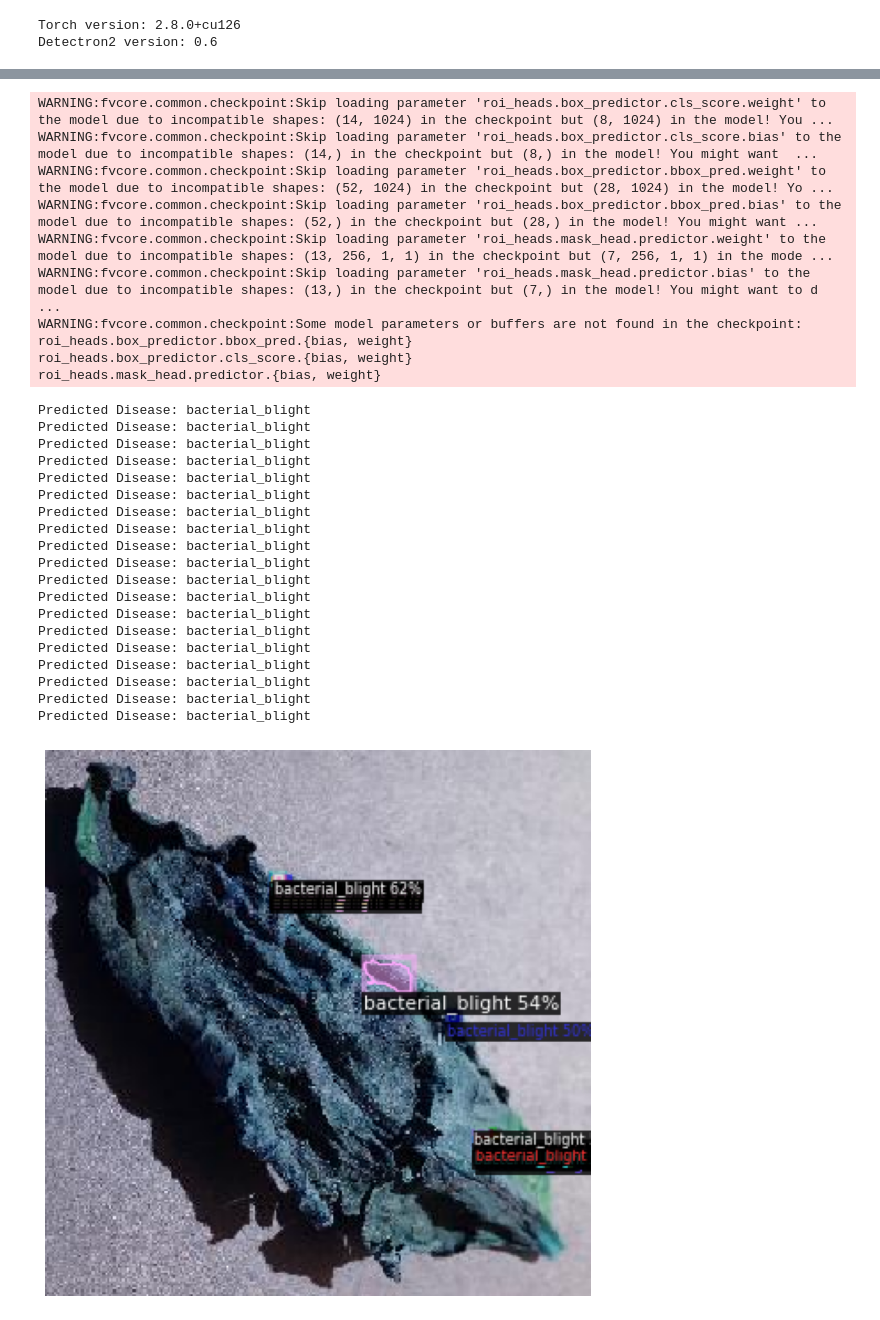
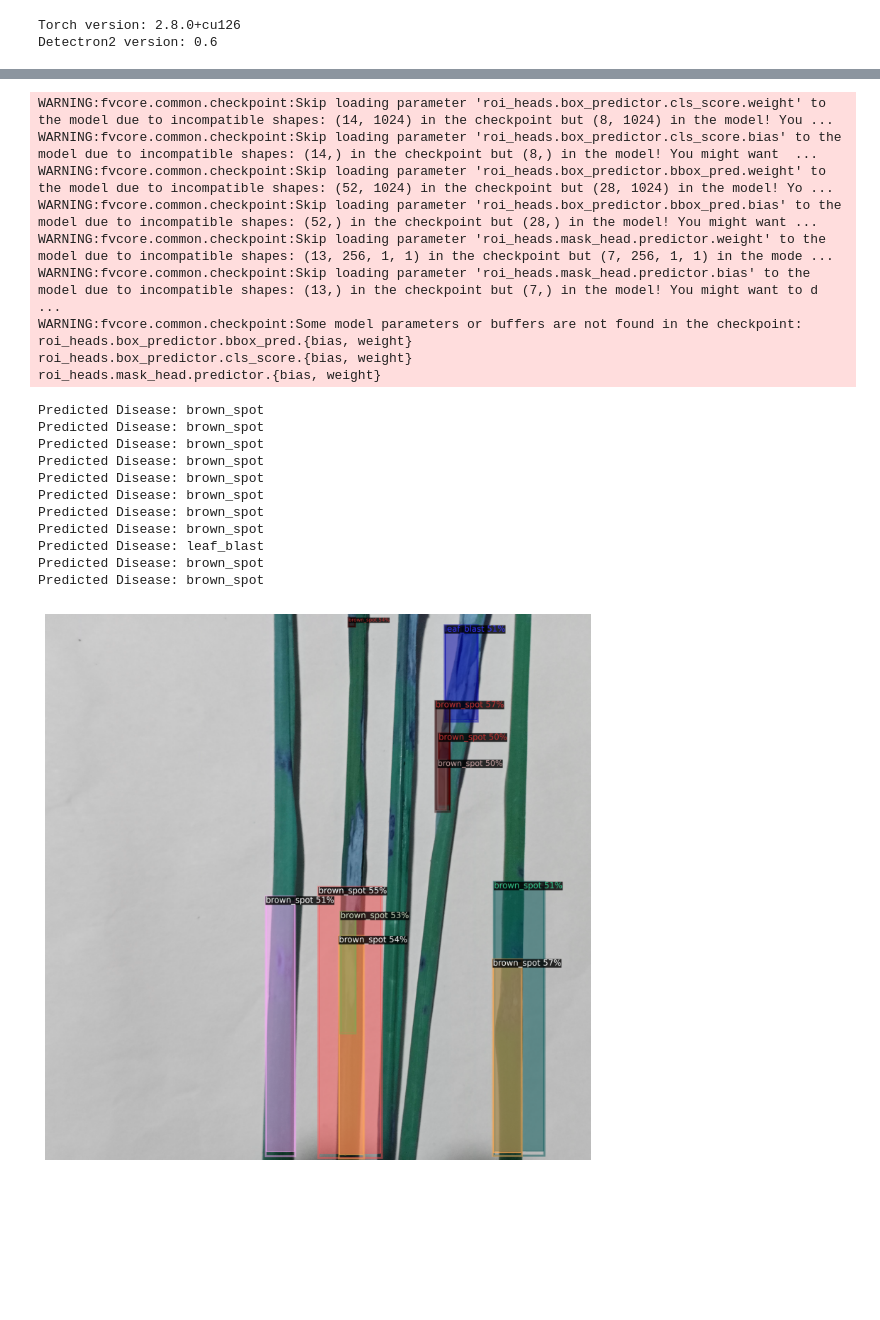
Before and after one commit to swastik2475/crop-disease-image-segmentation, a Jupyter notebook: crop_segmentation.ipynb, the cells around one changed output, grey strips where cells are left out. Saved outputs shown, nothing was run; the diff lists cells and outputs as text; code cells hidden in the pictures; blank space fills up the shorter version.

```diff
--- a/crop_segmentation.ipynb
+++ b/crop_segmentation.ipynb
@@ -121,7 +72,7 @@ from detectron2.engine import DefaultPredictor
 from detectron2.utils.visualizer import Visualizer, ColorMode
 from detectron2.data import MetadataCatalog
 
-# --- Disease classes ---
+
 class_names = [
     "healthy",
     "leaf_blast",
@@ -132,7 +83,7 @@ class_names = [
     "hispa"
 ]
 
-# --- Setup config ---
+
 cfg = get_cfg()
 cfg.merge_from_file(model_zoo.get_config_file(
     "COCO-InstanceSegmentation/mask_rcnn_R_50_FPN_3x.yaml"))
@@ -142,14 +93,14 @@ cfg.MODEL.WEIGHTS = "/content/model_final.pth"
 cfg.MODEL.ROI_HEADS.SCORE_THRESH_TEST = 0.5
 cfg.MODEL.DEVICE = "cpu"
 
-# --- Metadata ---
+
 MetadataCatalog.get("crop_train").thing_classes = class_names
 
 
 predictor = DefaultPredictor(cfg)
 
 
-image_path = "/content/19_Potato_Late_Blight_val_JPG.rf.448c6db01cc2fd5ba7873962fb1f27f2.jpg"
+image_path = "/content/133_Rice_Leaf_Blast_train_jpg.rf.5b5ab9907e3f626ebe480285589f0829.jpg"
 im = cv2.imread(image_path)
 outputs = predictor(im)
 
@@ -176,30 +127,22 @@ plt.show()
 WARNING:fvcore.common.checkpoint:Skip loading parameter 'roi_heads.box_predictor.cls_score.weight' to the model due to incompatible shapes: (14, 1024) in the checkpoint but (8, 1024) in the model! You ...
 WARNING:fvcore.common.checkpoint:Skip loading parameter 'roi_heads.box_predictor.cls_score.bias' to the model due to incompatible shapes: (14,) in the checkpoint but (8,) in the model! You might want  ...
 WARNING:fvcore.common.checkpoint:Skip loading parameter 'roi_heads.box_predictor.bbox_pred.weight' to the model due to incompatible shapes: (52, 1024) in the checkpoint but (28, 1024) in the model! Yo ...
 WARNING:fvcore.common.checkpoint:Skip loading parameter 'roi_heads.box_predictor.bbox_pred.bias' to the model due to incompatible shapes: (52,) in the checkpoint but (28,) in the model! You might want ...
 WARNING:fvcore.common.checkpoint:Skip loading parameter 'roi_heads.mask_head.predictor.weight' to the model due to incompatible shapes: (13, 256, 1, 1) in the checkpoint but (7, 256, 1, 1) in the mode ...
 WARNING:fvcore.common.checkpoint:Skip loading parameter 'roi_heads.mask_head.predictor.bias' to the model due to incompatible shapes: (13,) in the checkpoint but (7,) in the model! You might want to d ...
 WARNING:fvcore.common.checkpoint:Some model parameters or buffers are not found in the checkpoint:
 roi_heads.box_predictor.bbox_pred.{bias, weight}
 roi_heads.box_predictor.cls_score.{bias, weight}
 roi_heads.mask_head.predictor.{bias, weight}
-Predicted Disease: bacterial_blight
-Predicted Disease: bacterial_blight
-Predicted Disease: bacterial_blight
-Predicted Disease: bacterial_blight
-Predicted Disease: bacterial_blight
-Predicted Disease: bacterial_blight
-Predicted Disease: bacterial_blight
-Predicted Disease: bacterial_blight
-Predicted Disease: bacterial_blight
-Predicted Disease: bacterial_blight
-Predicted Disease: bacterial_blight
-Predicted Disease: bacterial_blight
-Predicted Disease: bacterial_blight
-Predicted Disease: bacterial_blight
-Predicted Disease: bacterial_blight
-Predicted Disease: bacterial_blight
-Predicted Disease: bacterial_blight
-Predicted Disease: bacterial_blight
-Predicted Disease: bacterial_blight
+Predicted Disease: brown_spot
+Predicted Disease: brown_spot
+Predicted Disease: brown_spot
+Predicted Disease: brown_spot
+Predicted Disease: brown_spot
+Predicted Disease: brown_spot
+Predicted Disease: brown_spot
+Predicted Disease: brown_spot
+Predicted Disease: leaf_blast
+Predicted Disease: brown_spot
+Predicted Disease: brown_spot
-[figure, old version]
+[figure, new version]
```
Also changed, not shown: parts of 5 cells of this notebook.
